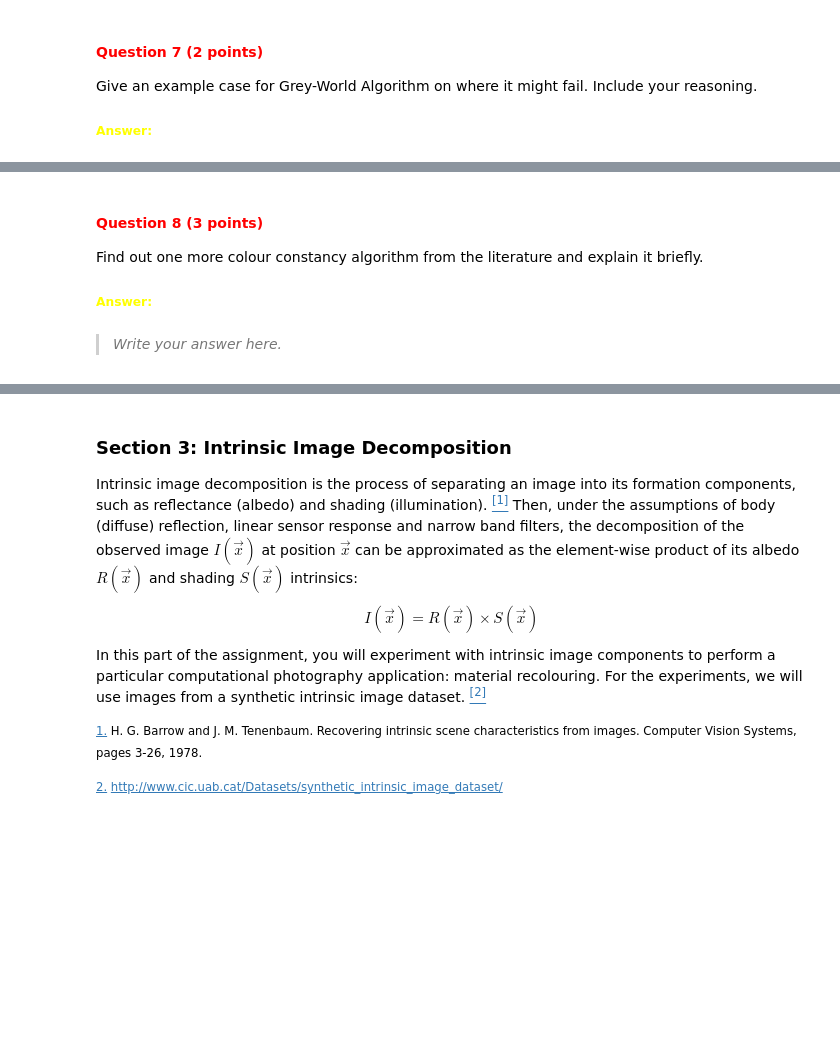
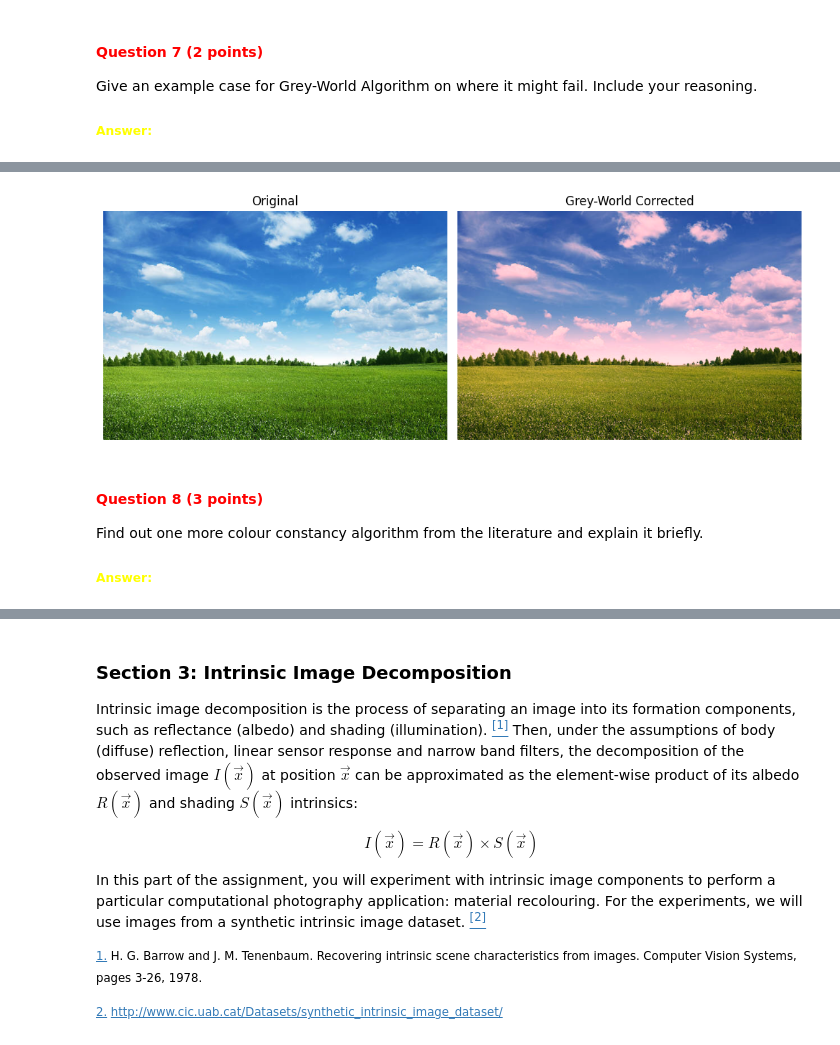
Before and after one commit to dauakarajeanes/cv1-lab-1, a Jupyter notebook: cv1-lab-1.ipynb, the cells around one changed output, grey strips where cells are left out. Cells and saved outputs as stored; diff of their text form; code cells hidden in the pictures; blank space fills up the shorter version.

```diff
--- a/cv1-lab-1.ipynb
+++ b/cv1-lab-1.ipynb
@@ -448,3 +448,17 @@ Give an example case for Grey-World Algorithm on where it might fail. Include yo
+# %%
+# load and convert the image to rgb
+image = cv2.imread('images/grass_field.jpg')
+image = cv2.cvtColor(image, cv2.COLOR_BGR2RGB)
+
+# YOUR CODE HERE
+corrected = apply_grey_world_algorithm(image)
+
+plt.figure(figsize=(10,5))
+plt.subplot(1,2,1); plt.imshow(image); plt.title("Original"); plt.axis("off")
+plt.subplot(1,2,2); plt.imshow(corrected); plt.title("Grey-World Corrected"); plt.axis("off")
+plt.tight_layout(); plt.show()
+# %% [output]
+[figure, added]
 # %% [markdown]
 <a id="question-8"></a>
 #### <font color='#FF0000'>Question 8 (3 points)</font>
@@ -452,5 +466,3 @@ Give an example case for Grey-World Algorithm on where it might fail. Include yo
 Find out one more colour constancy algorithm from the literature and explain it briefly.
 
 ##### <font color='yellow'>Answer:</font>
-# %% [markdown]
->*Write your answer here.*
```
Also changed, not shown: parts of 8 cells of this notebook, 1 other file.
